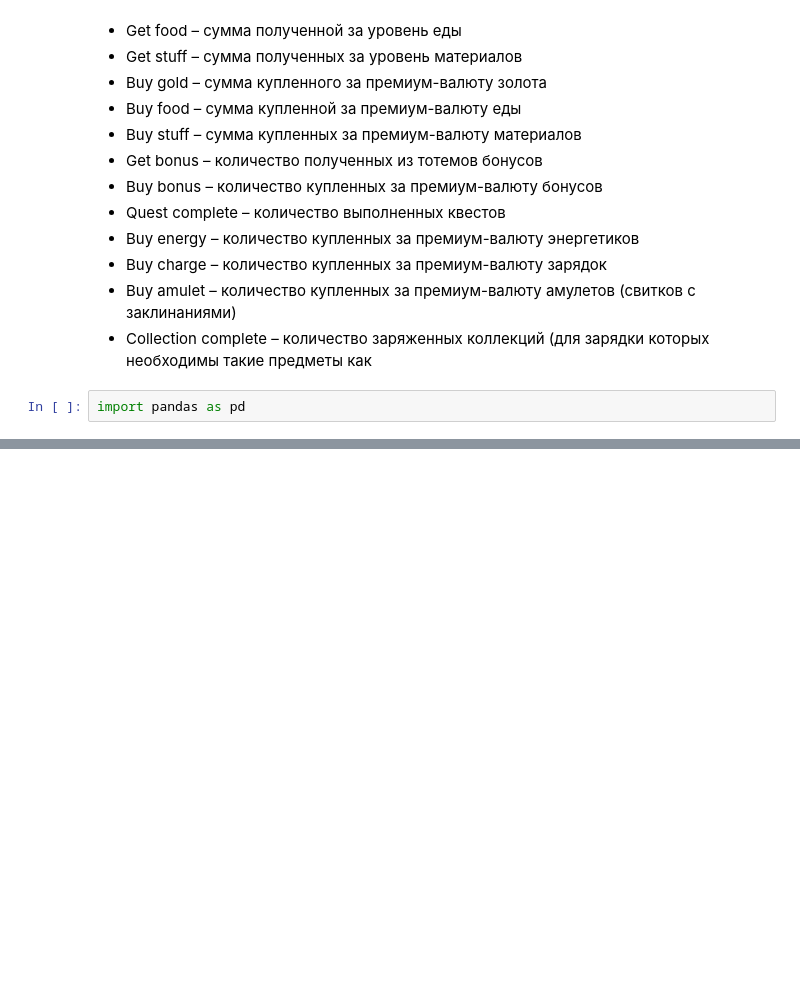
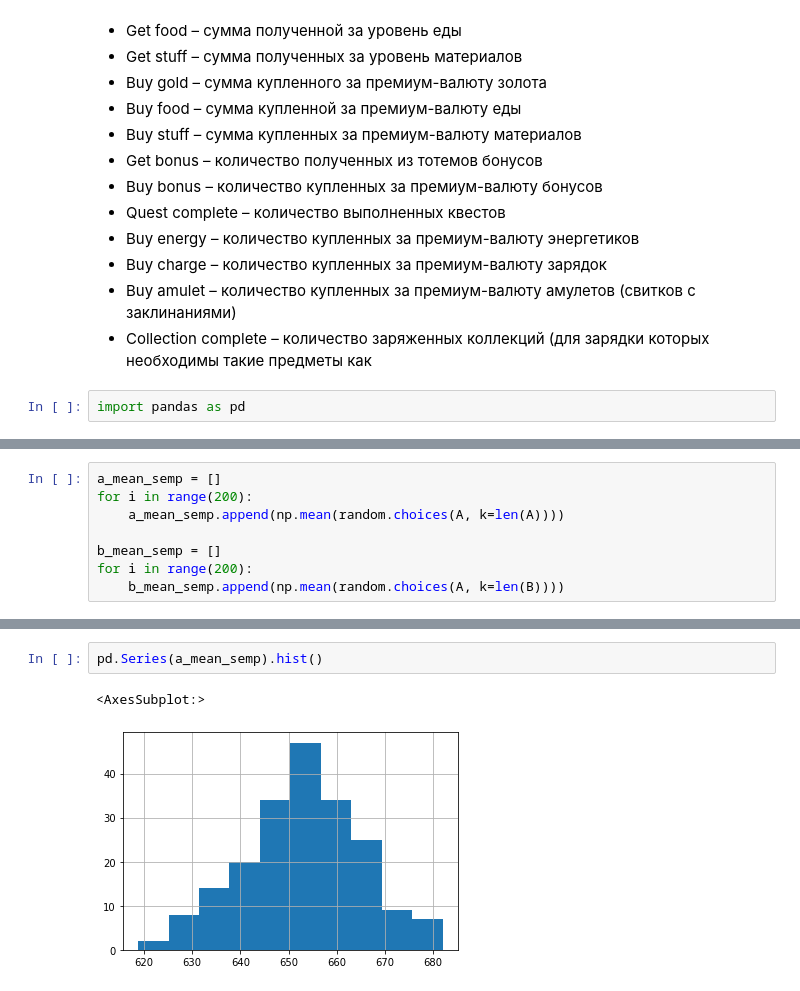
Before and after one commit to lectures-python/Python_lectures_HW, a Jupyter notebook: A_B_test.ipynb, the cells around one changed output, grey strips where cells are left out. Cells and saved outputs as stored; diff of their text form; blank space fills up the shorter version.

```diff
--- a/A_B_test.ipynb
+++ b/A_B_test.ipynb
@@ -83,0 +153,8 @@ pd.read_csv()
+# %%
+a_mean_semp = []
+for i in range(200):
+    a_mean_semp.append(np.mean(random.choices(A, k=len(A))))
+
+b_mean_semp = []
+for i in range(200):
+    b_mean_semp.append(np.mean(random.choices(A, k=len(B))))
@@ -83,0 +174,5 @@ pd.read_csv()
+# %%
+pd.Series(a_mean_semp).hist()
+# %% [output]
+<AxesSubplot:>
+[figure, added]
```
Also changed, not shown: parts of 21 cells of this notebook.
